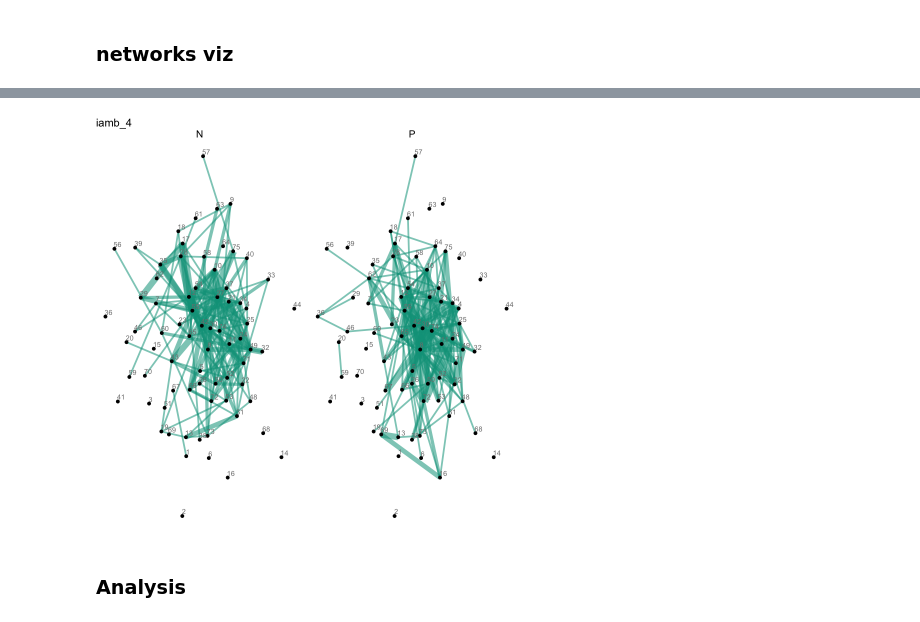
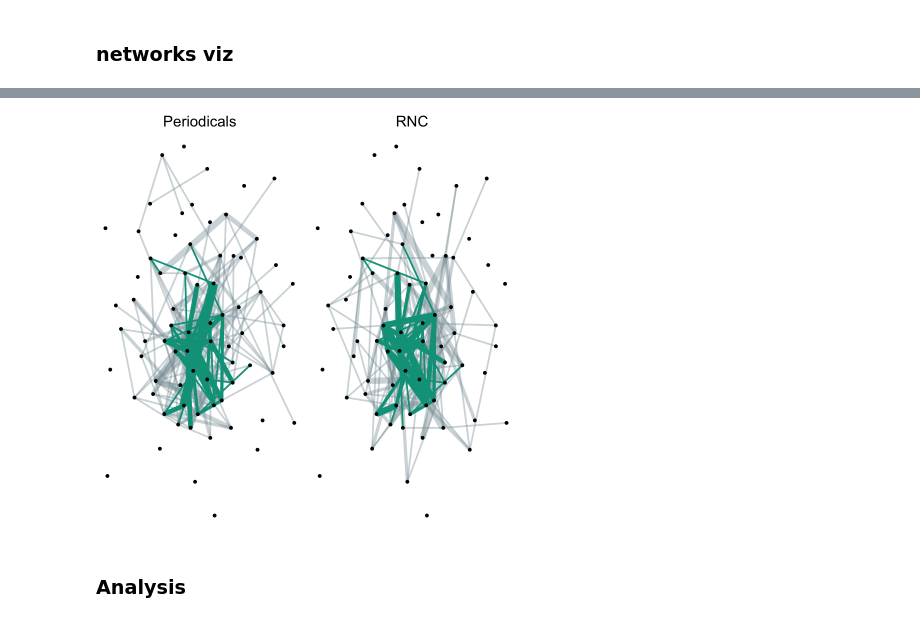
Before and after one commit to tonyamart/iamb_networks, a Jupyter notebook: scr/03_02_Networks_periodicals.ipynb, the cells around one changed output, grey strips where cells are left out. Cells and saved outputs as stored; diff of their text form; code cells hidden in the pictures.

Commit message:
upd plots 03-01 and -02

```diff
--- a/scr/03_02_Networks_periodicals.ipynb
+++ b/scr/03_02_Networks_periodicals.ipynb
@@ -457,27 +468,34 @@ IGRAPH 77f8715 UN-- 73 638 --
 # function for network visualisation
 
 # taken as input net, meter as a string & colour palette value
-# corpus is "N" for RNC, "P" for periodicals
 
 network <- function(network, meter_value, palette_v) {
-  ggraph(network, layout = "stress") +
-    geom_edge_fan(aes(color = meter,
-                      filter = meter %in% c(meter_value),
-                      width = n,
-                      alpha = 0.4)) +
+  ggraph(network, layout = "kk") +
+    # one layer for edges which are unique for each corpus (RNC or Periodicals)
+    geom_edge_fan(aes(color = group,
+                      filter = meter %in% c(meter_value) & group == "Unique edge",
+                      width = n),
+                      alpha = 0.4) +
+
+    # second layer for intersected edges
+    geom_edge_fan(aes(color = group,
+                      filter = meter %in% c(meter_value) & group == "Both corpora",
+                      width = n),
+                      alpha = 1) +
+
     geom_node_point() +
-    geom_node_text(aes(label=idn),
-                   hjust=0.1,
-                   vjust=-0.4,
-                   size=3,
-                   color="grey50") +
+    #geom_node_text(aes(label=idn),
+    #               hjust=0.1,
+    #               vjust=-0.4,
+    #               size=3,
+    #               color="grey50") +
     theme_void() +
-    theme(strip.text = element_text(size = 12)) +
-    facet_wrap(~corpus,
+    theme(strip.text = element_text(size = 18)) +
+    facet_wrap(~corpus_fullname,
                scales="free_x",
                drop=T,
-               ncol = 5) +
+               ncol = 2) +
     scale_edge_color_manual(values = palette_v) +
-    labs(title = meter_value) +
+    #labs(title = meter_value) +
     theme(legend.position = "None")
 }
@@ -529,7 +502,7 @@ plotlist[[2]]
-# %%
-plotlist[[1]]
-# %% [output]
-[figure, removed]
+# %%
+network(net1830, "iamb_4", c(wes_palette("Darjeeling1")[2], wes_palette("Royal1")[1]))
+# %% [output]
+[figure, added]
 # %% [markdown]
 ### Analysis
 # %% [markdown]
```
Also changed, not shown: parts of 26 cells of this notebook, 2 other files.
